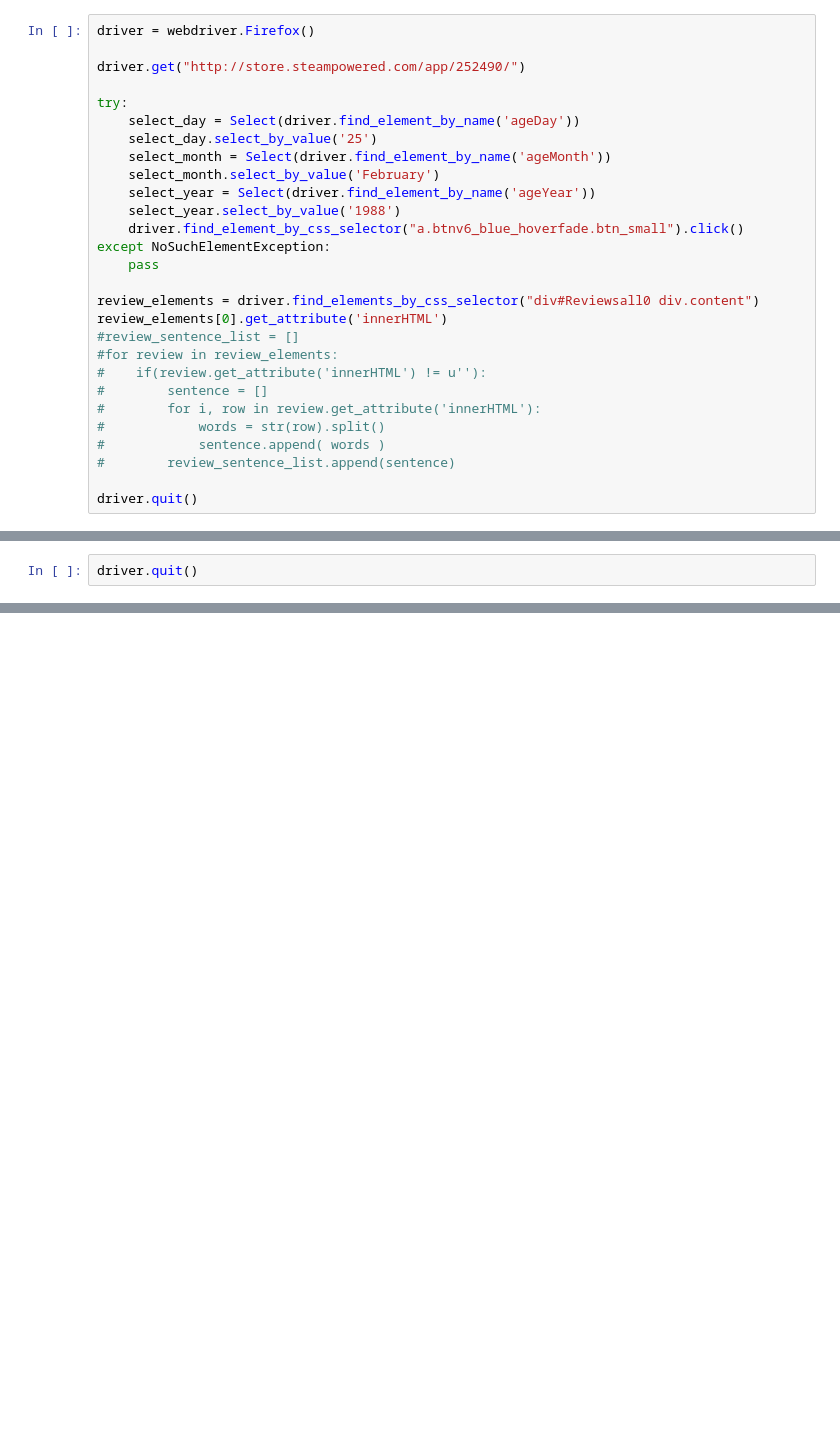
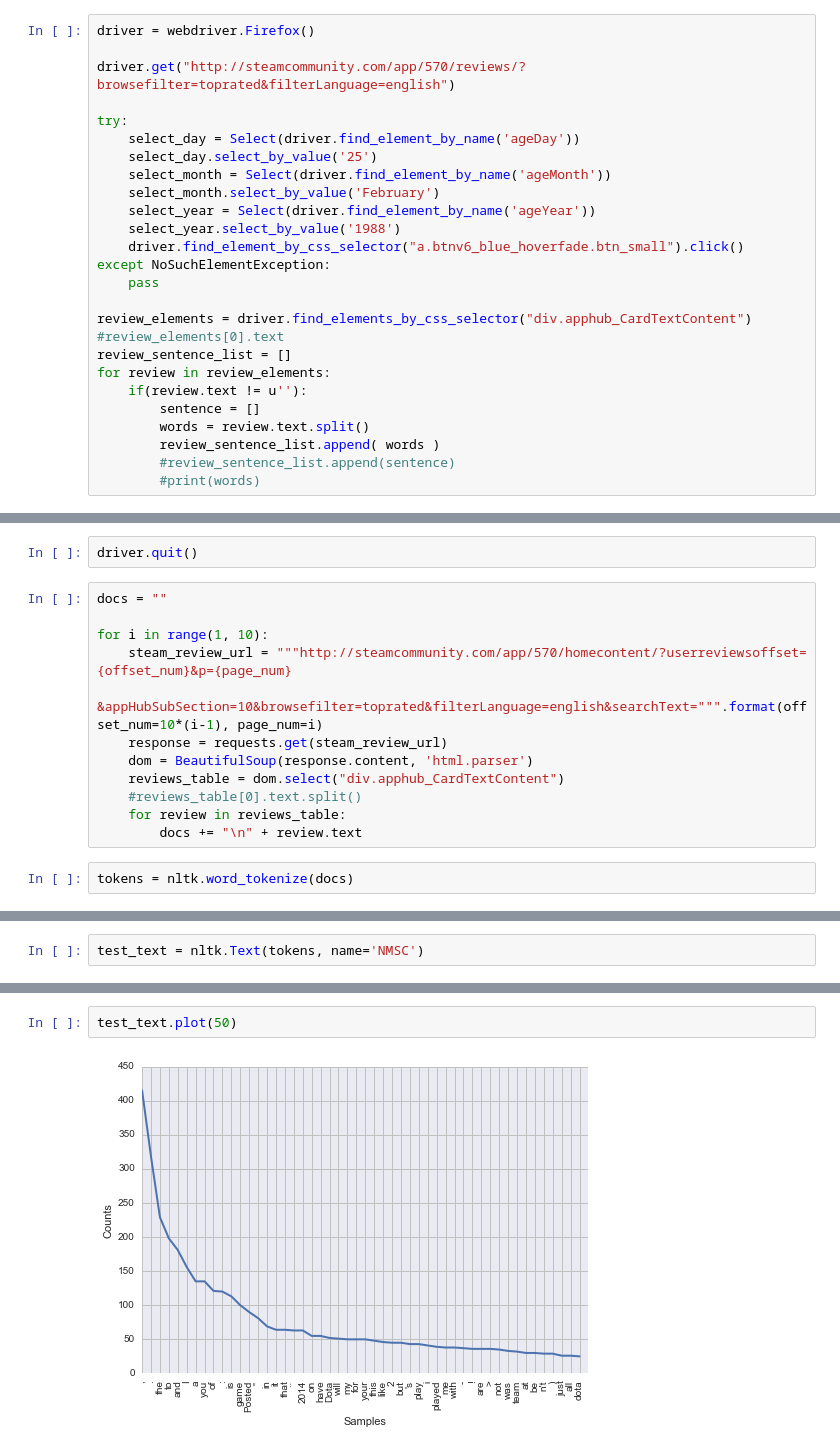
Before and after one commit to goldstar616/solo_project, a Jupyter notebook: steam_analysis_project.ipynb, the cells around one changed output, grey strips where cells are left out. Drawn from its saved outputs; the diff is of its cells as text; blank space fills up the shorter version.

```diff
--- a/steam_analysis_project.ipynb
+++ b/steam_analysis_project.ipynb
@@ -399,7 +405,7 @@ True
 # %%
 driver = webdriver.Firefox()
 
-driver.get("http://store.steampowered.com/app/252490/")
+driver.get("http://steamcommunity.com/app/570/reviews/?browsefilter=toprated&filterLanguage=english")
 
 try:
     select_day = Select(driver.find_element_by_name('ageDay'))
@@ -412,15 +418,13 @@ try:
 except NoSuchElementException:
     pass
 
-review_elements = driver.find_elements_by_css_selector("div#Reviewsall0 div.content")
-review_elements[0].get_attribute('innerHTML')
-#review_sentence_list = []
-#for review in review_elements:
-#    if(review.get_attribute('innerHTML') != u''):
-#        sentence = []
-#        for i, row in review.get_attribute('innerHTML'):
-#            words = str(row).split()
-#            sentence.append( words )
-#        review_sentence_list.append(sentence)
-
-driver.quit()
+review_elements = driver.find_elements_by_css_selector("div.apphub_CardTextContent")
+#review_elements[0].text
+review_sentence_list = []
+for review in review_elements:
+    if(review.text != u''):
+        sentence = []
+        words = review.text.split()
+        review_sentence_list.append( words )
+        #review_sentence_list.append(sentence)
+        #print(words)
@@ -449,2 +431,16 @@ review_elements[0].text.split()
 # %%
 driver.quit()
+# %%
+docs = ""
+
+for i in range(1, 10):
+    steam_review_url = """http://steamcommunity.com/app/570/homecontent/?userreviewsoffset={offset_num}&p={page_num}
+    &appHubSubSection=10&browsefilter=toprated&filterLanguage=english&searchText=""".format(offset_num=10*(i-1), page_num=i)
+    response = requests.get(steam_review_url)
+    dom = BeautifulSoup(response.content, 'html.parser')
+    reviews_table = dom.select("div.apphub_CardTextContent")
+    #reviews_table[0].text.split()
+    for review in reviews_table:
+        docs += "\n" + review.text
+# %%
+tokens = nltk.word_tokenize(docs)
@@ -450,0 +467,2 @@ driver.quit()
+# %%
+test_text = nltk.Text(tokens, name='NMSC')
@@ -450,0 +479,4 @@ driver.quit()
+# %%
+test_text.plot(50)
+# %% [output]
+[figure, added]
```
Also changed, not shown: parts of 50 cells of this notebook.
